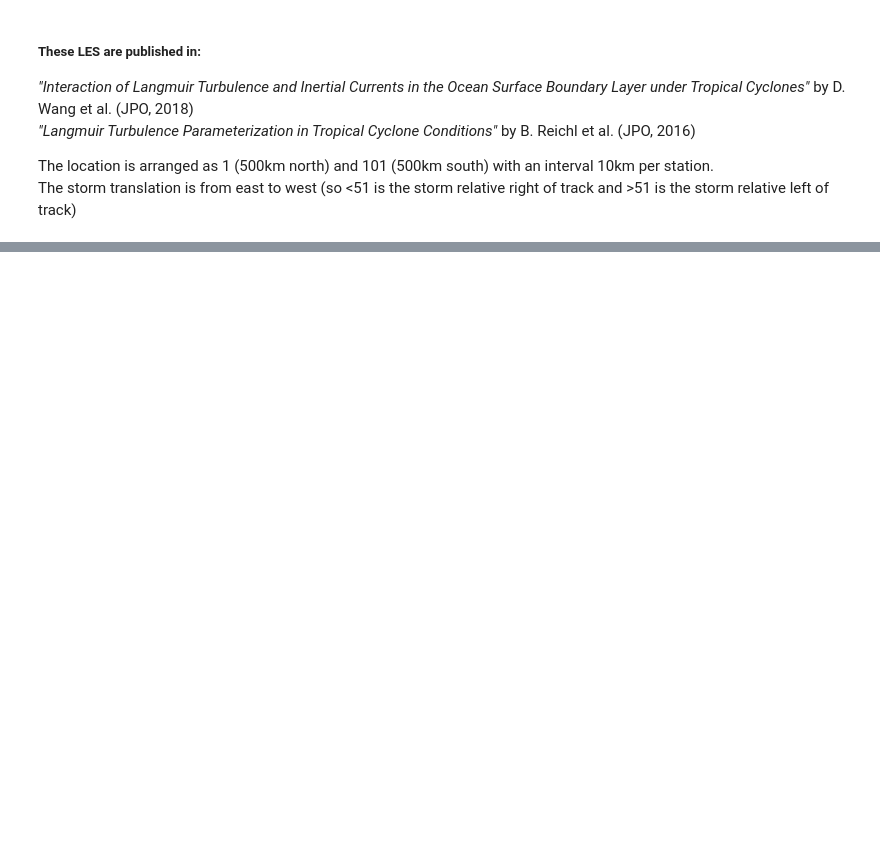
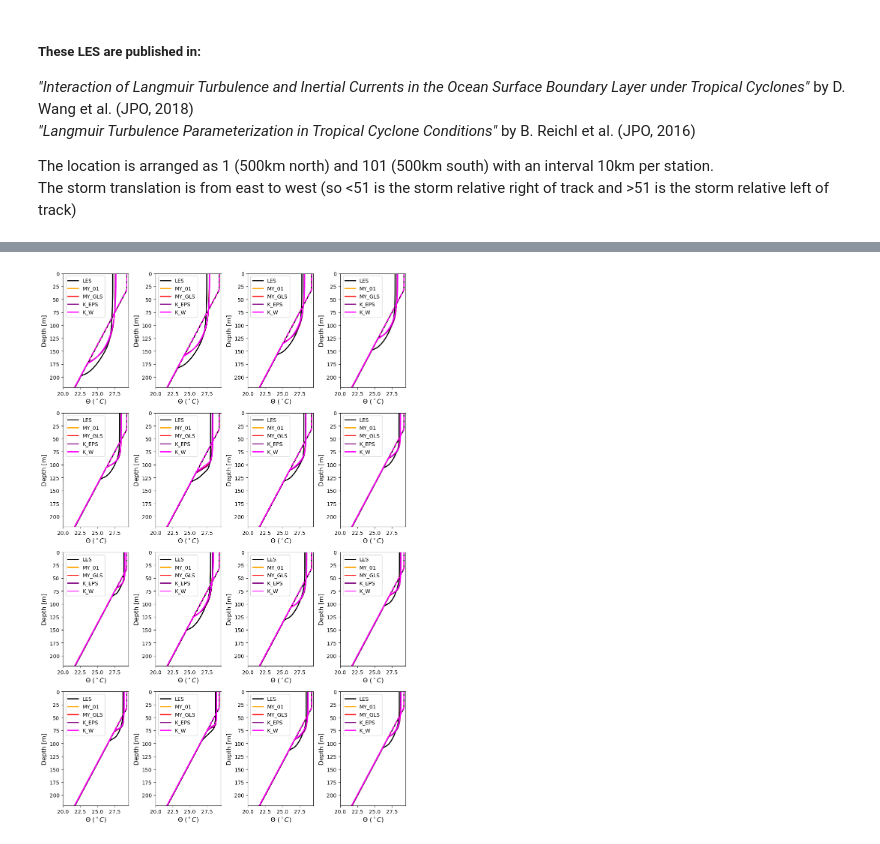
Before and after one commit to mrozowskamartaa/MOM6_SCM_Hurr, a Jupyter notebook: analysis/Compare_MOM_to_LES.ipynb, the cells around one changed output, grey strips where cells are left out. Cells and saved outputs as stored; diff of their text form; code cells hidden in the pictures; blank space fills up the shorter version.

```diff
--- a/analysis/Compare_MOM_to_LES.ipynb
+++ b/analysis/Compare_MOM_to_LES.ipynb
@@ -245,0 +305,32 @@ for mom_exp, gotm_exp in zip(mom_exp_list, gotm_exp_list):  # TODO: Make possibl
+# %%
+if all_per_type:
+
+    les_cases = []
+    gotm_cases = []
+
+    for index in case_index_list:
+
+        les_cases.append(LESDataRetriever().retreive_data(
+            case_name=les_cases_dict[type_][index],
+            exp_name="",
+            case_dir=LES_dirs
+        ))
+
+        gotm_cases.append([GOTMDataRetriever().retreive_data(
+        case_name=gotm_case_dict[type_][index],
+        exp_name=exp,
+        case_dir=GOTM_dirs
+        ) for exp in gotm_exp_list])
+
+    fig, axes = plt.subplots(4, 4, figsize=(10, 15))
+    for ax, les, gotm in zip(axes.flatten(), les_cases, gotm_cases):
+        CompT_prof(
+            ax=ax,
+            data_list=[les] + gotm,
+            color_list=['black', 'orange', 'red', 'purple', 'magenta'],  # need to be set for each experiment where experiments are defined
+            label_list=['LES'] + gotm_exp_list
+        )
+    fig.tight_layout()
+    fig.savefig(f'figures/CompT_prof_all_{type_}_all_gotm_exp.png', dpi=300)
+# %% [output]
+[figure, added]
```
Also changed, not shown: parts of 8 cells of this notebook, 4 other files.
